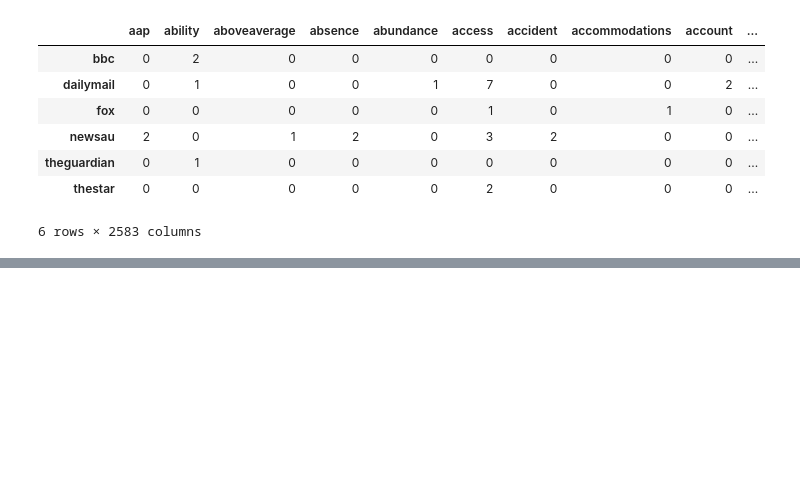
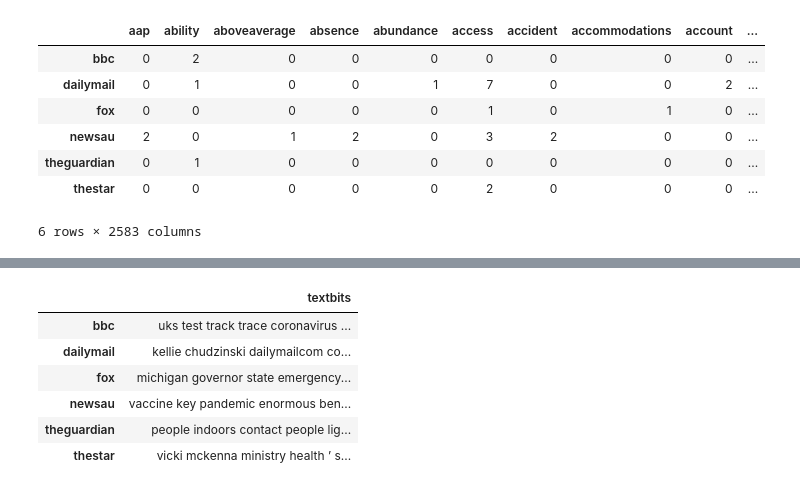
Before and after one commit to fred8728/DAT_4Sem_ExamProject_Python, a Jupyter notebook: Natural Language Processing/Topic Modelling.ipynb, the cells around one changed output, grey strips where cells are left out. Cells and saved outputs as stored; diff of their text form; code cells hidden in the pictures; blank space fills up the shorter version.

```diff
--- a/Natural Language Processing/Topic Modelling.ipynb
+++ b/Natural Language Processing/Topic Modelling.ipynb
@@ -185,0 +188,11 @@ ldan.print_topics()
+# %%
+data_nouns_adj = pd.DataFrame(data_clean.textbits.apply(nouns_and_adj))
+data_nouns_adj
+# %% [output]
+|  | textbits |
+| bbc | uks test track trace coronavirus ... |
+| dailymail | kellie chudzinski dailymailcom co... |
+| fox | michigan governor state emergency... |
+| newsau | vaccine key pandemic enormous ben... |
+| theguardian | people indoors contact people lig... |
+| thestar | vicki mckenna ministry health ’ s... |
```
Also changed, not shown: parts of 17 cells of this notebook.
